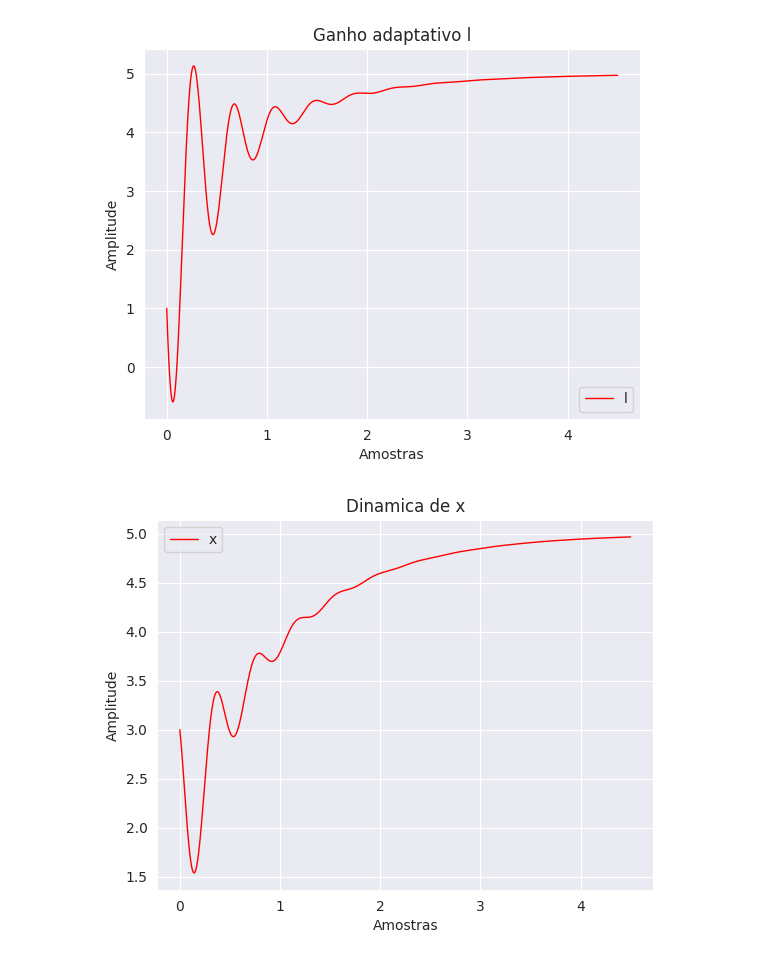
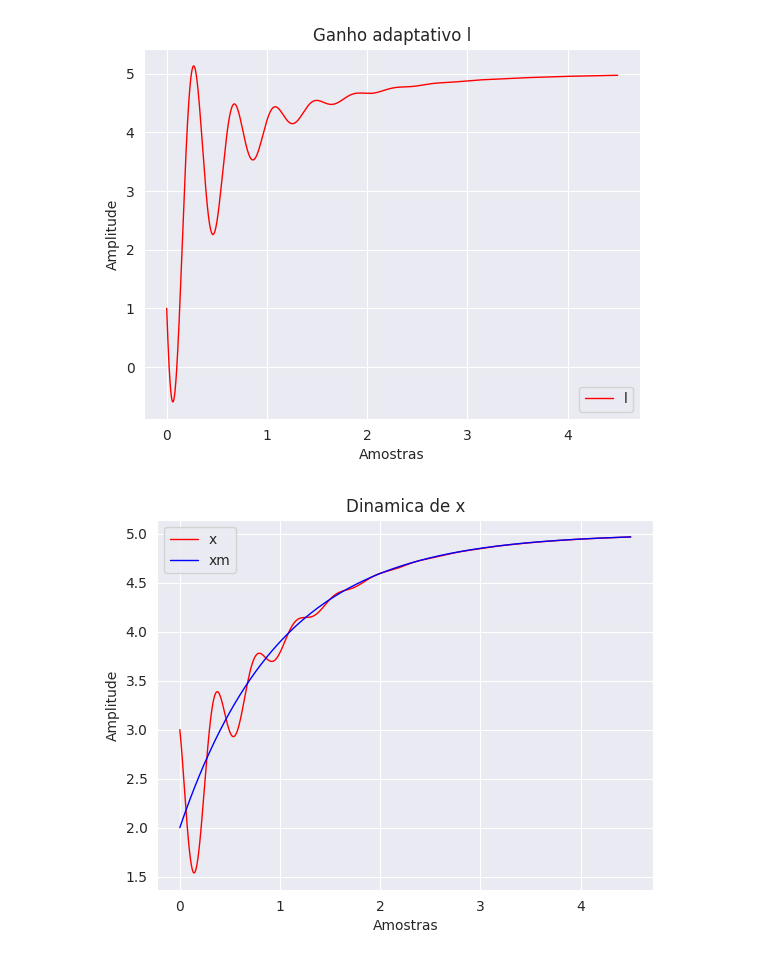
Before and after one commit to SKaiquelima/advanced-control, a Jupyter notebook: P2/p2_2.ipynb, the cells around one changed output. Drawn from its saved outputs; the diff is of its cells as text; code cells hidden in the pictures.

```diff
--- a/P2/p2_2.ipynb
+++ b/P2/p2_2.ipynb
@@ -76,14 +77,15 @@ plt.show()
 # %%
 # Gráfico das respostas de yp e ym com entrada de referência r
 corte = int(np.ceil(0.9*(len(T))))
 plt.plot(T[:corte], x[:corte], label='x', color='red', linewidth=1)
+plt.plot(T[:corte], xm[:corte], label='xm', color='blue', linewidth=1)
 
 plt.xlabel('Amostras')
 plt.ylabel('Amplitude')
 plt.title('Dinamica de x')
 
 plt.legend()
 
 plt.show()
 # %% [output]
-[figure, old version]
+[figure, new version]
```
Also changed, not shown: parts of 2 cells of this notebook, 1 other file.
